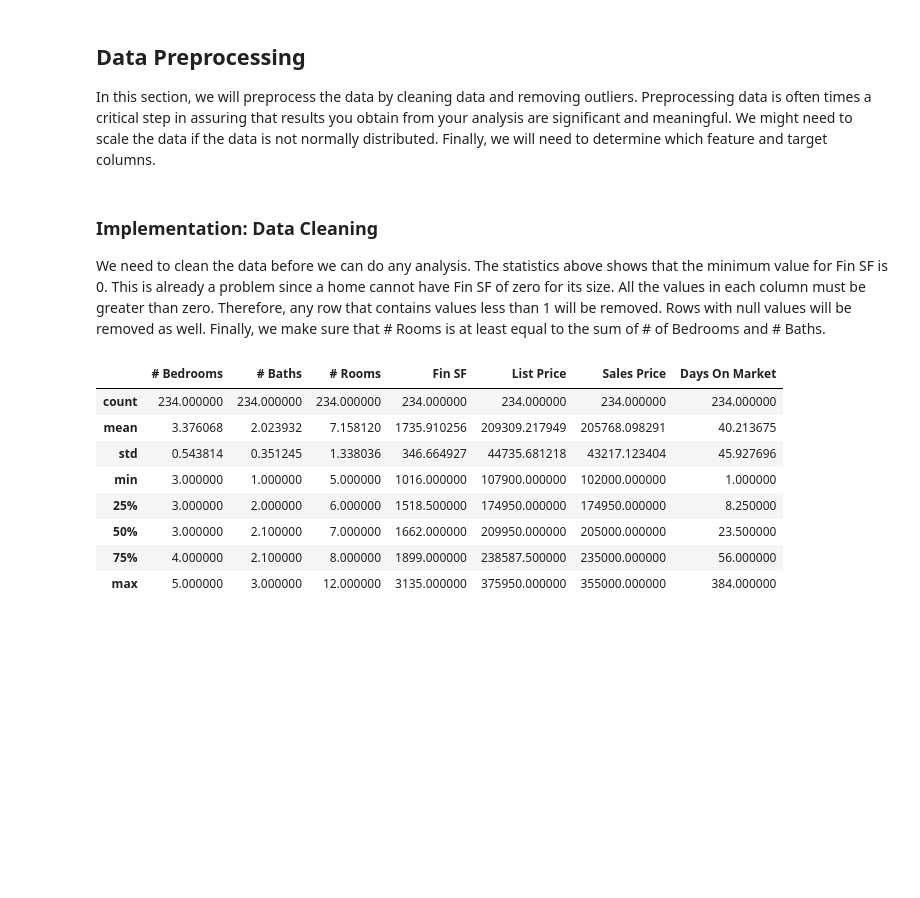
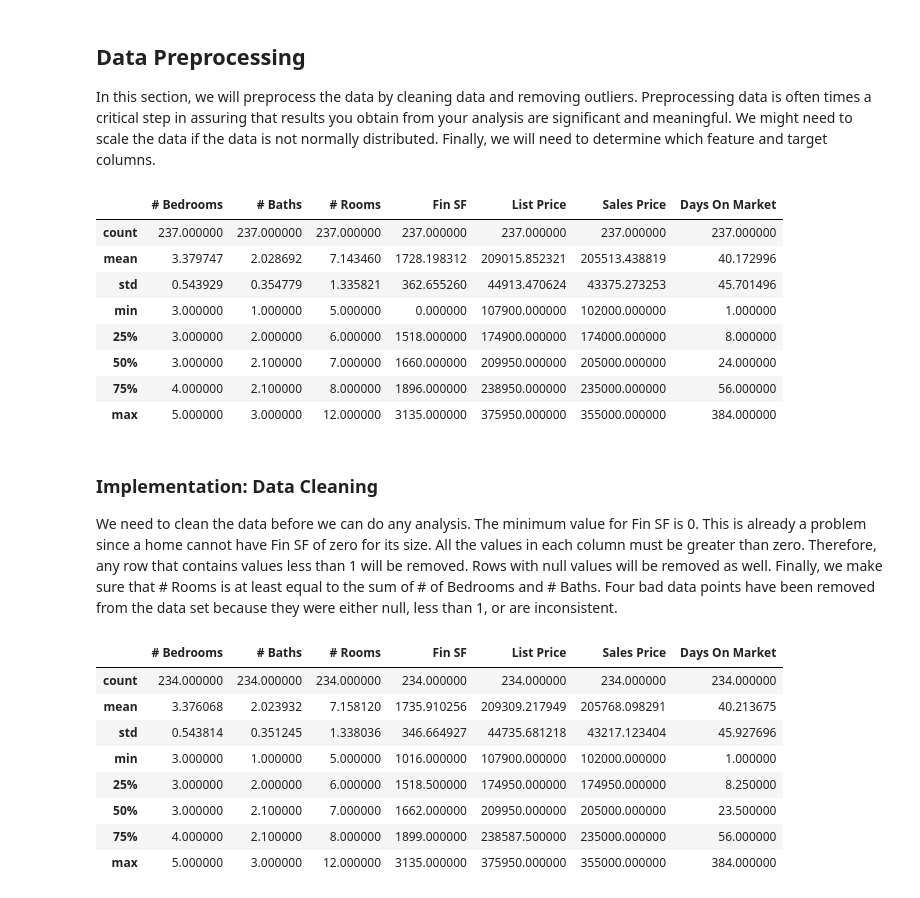
Before and after one commit to quantarb/capstone, a Jupyter notebook: capstone.ipynb, the cells around one changed output. Drawn from its saved outputs; the diff is of its cells as text; code cells hidden in the pictures; blank space fills up the shorter version.

```diff
--- a/capstone.ipynb
+++ b/capstone.ipynb
@@ -39,10 +37,22 @@ Dataset has 237 samples with 7 features each.
 # %% [markdown]
 ## Data Preprocessing
 In this section, we will preprocess the data by cleaning data and removing outliers. Preprocessing data is often times a critical step in assuring that results you obtain from your analysis are significant and meaningful.  We might need to scale the data if the data is not normally distributed.  Finally, we will need to determine which feature and target columns.
+# %%
+display(data.describe())
+# %% [output]
+|  | # Bedrooms | # Baths | # Rooms | Fin SF | List Price | Sales Price | Days On Market |
+| count | 237.000000 | 237.000000 | 237.000000 | 237.000000 | 237.000000 | 237.000000 | 237.000000 |
+| mean | 3.379747 | 2.028692 | 7.143460 | 1728.198312 | 209015.852321 | 205513.438819 | 40.172996 |
+| std | 0.543929 | 0.354779 | 1.335821 | 362.655260 | 44913.470624 | 43375.273253 | 45.701496 |
+| min | 3.000000 | 1.000000 | 5.000000 | 0.000000 | 107900.000000 | 102000.000000 | 1.000000 |
+| 25% | 3.000000 | 2.000000 | 6.000000 | 1518.000000 | 174900.000000 | 174000.000000 | 8.000000 |
+| 50% | 3.000000 | 2.100000 | 7.000000 | 1660.000000 | 209950.000000 | 205000.000000 | 24.000000 |
+| 75% | 4.000000 | 2.100000 | 8.000000 | 1896.000000 | 238950.000000 | 235000.000000 | 56.000000 |
+| max | 5.000000 | 3.000000 | 12.000000 | 3135.000000 | 375950.000000 | 355000.000000 | 384.000000 |
 # %% [markdown]
 ### Implementation: Data Cleaning
 
-We need to clean the data before we can do any analysis.  The statistics above shows that the minimum value for Fin SF is 0.  This is already a problem since a home cannot have Fin SF of zero for its size.  All the values in each column must be greater than zero.  Therefore, any row that contains values less than 1 will be removed.  Rows with null values will be removed as well.  Finally, we make sure that # Rooms is at least equal to the sum of # of Bedrooms and # Baths.
+We need to clean the data before we can do any analysis.  The minimum value for Fin SF is 0.  This is already a problem since a home cannot have Fin SF of zero for its size.  All the values in each column must be greater than zero.  Therefore, any row that contains values less than 1 will be removed.  Rows with null values will be removed as well.  Finally, we make sure that # Rooms is at least equal to the sum of # of Bedrooms and # Baths.  Four bad data points have been removed from the data set because they were either null, less than 1, or are inconsistent.
 # %%
 zero_or_negative = []
 for i, r in data.iterrows():
```
Also changed, not shown: parts of 20 cells of this notebook, 3 other files.
